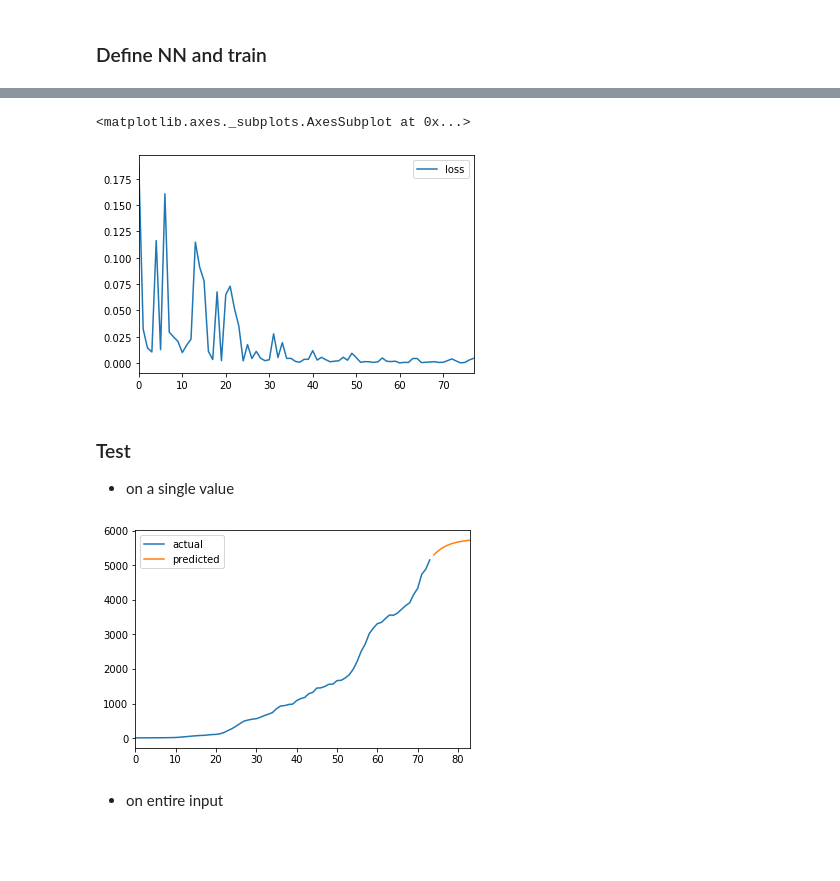
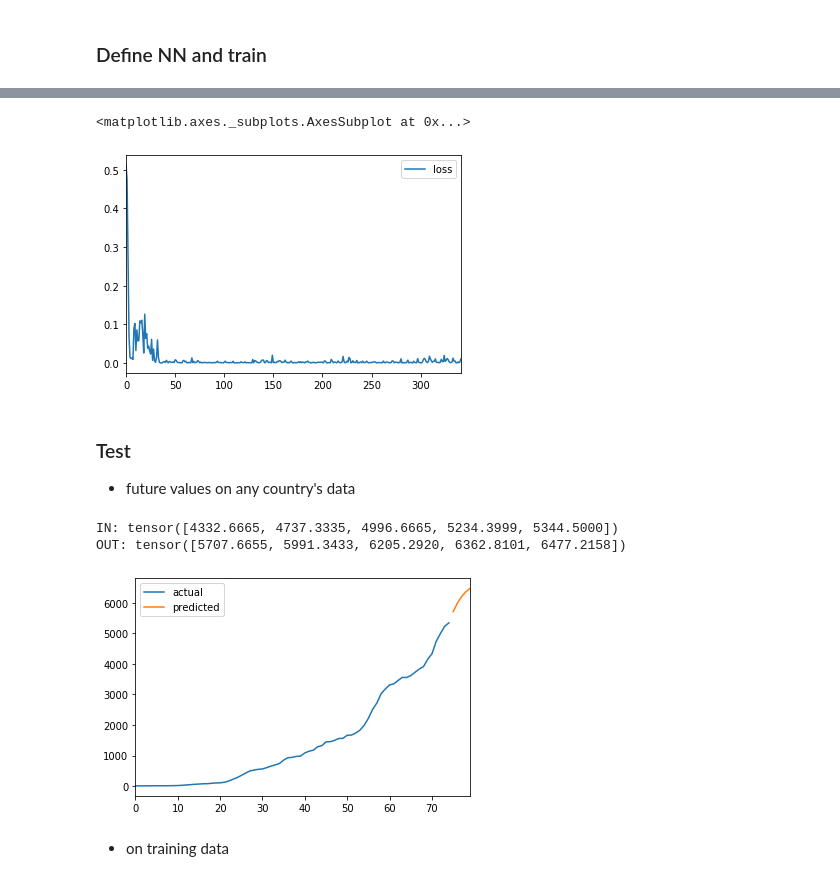
Before and after one commit to VICS-CORE/stats, a Jupyter notebook: 10_RNN.ipynb, the cells around one changed output, grey strips where cells are left out. Saved outputs shown, nothing was run; the diff lists cells and outputs as text; code cells hidden in the pictures; blank space fills up the shorter version.

Commit message:
Modularised dataset generator. Testing with Spain data and projecting future for manual values.

```diff
--- a/10_RNN.ipynb
+++ b/10_RNN.ipynb
@@ -57,5 +57,7 @@ df.sample()
 # %%
 it_df = pd.read_csv('csv/italy.csv')
-it_df['daily'] = it_df['confirmed'] - it_df['confirmed'].shift(1)
-it_df.sample()
+print(it_df.sample())
+
+es_df = pd.read_csv('csv/spain.csv')
+print(es_df.sample())
 # %% [output]
@@ -122,8 +135,8 @@ optimizer = top.Adam(model.parameters(), lr=0.1)
 # TRAIN
 loss_vals = []
 pred_vals = []
-num_epochs = 1
 
+num_epochs = 2
 for e in range(num_epochs):
     for i, data in enumerate(rnd_data_loader):
         ip, op = data
@@ -140,7 +153,7 @@ for e in range(num_epochs):
         # logging
         loss_vals.append(loss.item())
         if i%10 == 0:
-            print("Epoch:", e, "Iter:", i, "Loss:", f"{loss.item(): .4f}", "Out:", f"{pred.view(SEQ_LEN)[-1].item()*10000: .2f}", "Ex:", f"{op.view(SEQ_LEN)[-1].item()*10000: .2f}")
+            print("Epoch:", e, "Iter:", f"{i:2}", "Loss:", f"{loss.item(): .5f}", "Out:", f"{pred.view(SEQ_LEN)[-1].item()*10000: .2f}", "Ex:", f"{op.view(SEQ_LEN)[-1].item()*10000: .2f}")
 
         # assign grads
         loss.backward()
@@ -166,31 +188,36 @@ Epoch: 0 Iter: 70 Loss:  0.0007 Out:  3267.24 Ex:  3560.67
 <matplotlib.axes._subplots.AxesSubplot at 0x...>
-[figure, old version]
+[figure, new version]
-# %% [markdown]
-### Test
-- on a single value
+# %% [markdown]
+### Test
+- future values on any country's data
 # %%
-# test_in = np.array([1000, 1200, 1300]) / 10000
-test_in = in_cnf[-SEQ_LEN:]
+# CHOOSE FROM IN, IT OR ES HERE
+df_cnf = in_cnf
+# df_cnf = np.array([8000, 7600, 7300, 6900, 6650], dtype=np.float32) / 10000
+
+test_in = df_cnf[-SEQ_LEN:]
 t = torch.tensor(
     test_in.reshape(SEQ_LEN, 1, 1),
     dtype=torch.float32
 )
-# print("IN:", t.view(SEQ_LEN) * 10000)
-out = model.predict(t, num_predictions=10)
-# print("OUT:", out * 10000)
+print("IN:", t.view(SEQ_LEN) * 10000)
+out = model.predict(t, num_predictions=5)
+print("OUT:", out * 10000)
 
 orig_df = pd.DataFrame({
-    'actual': in_cnf * 10000
+    'actual': df_cnf * 10000
 })
 fut_df = pd.DataFrame({
     'predicted': (out.numpy() * 10000)
 })
-orig_df = orig_df.append(fut_df, ignore_index=True)
+orig_df = orig_df.append(fut_df, ignore_index=True, sort=False)
 _ = orig_df.plot()
 # %% [output]
+IN: tensor([4332.6665, 4737.3335, 4996.6665, 5234.3999, 5344.5000])
+OUT: tensor([5707.6655, 5991.3433, 6205.2920, 6362.8101, 6477.2158])
-[figure, old version]
+[figure, new version]
 # %% [markdown]
-- on entire input
+- on training data
 # %%
 pred_vals = []
 out_vals = []
```
Also changed, not shown: parts of 8 cells of this notebook, 2 other files.
